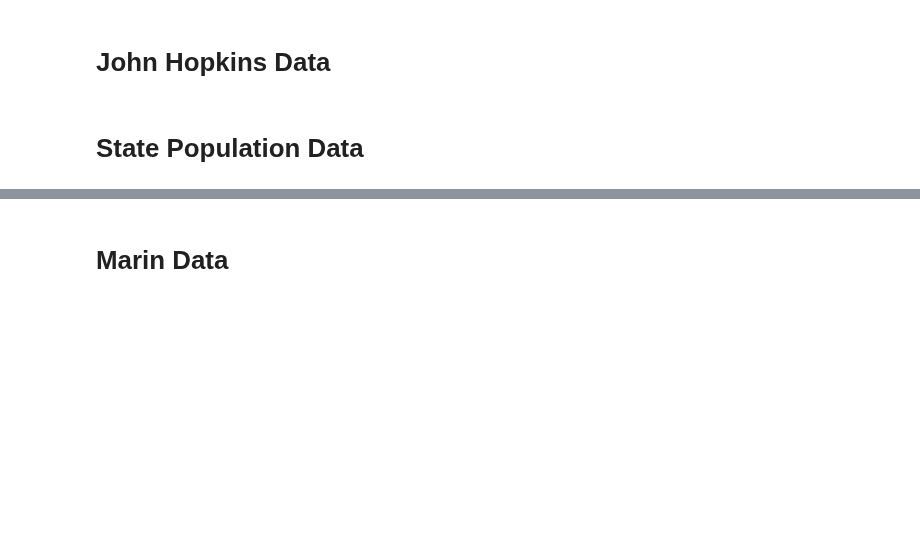
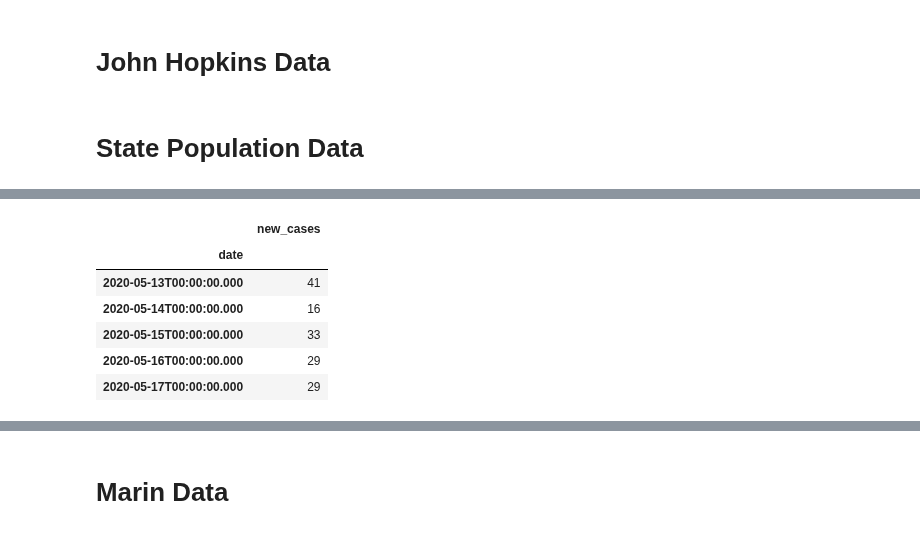
Before and after one commit to DMXMax/covid19, a Jupyter notebook: coviddata.ipynb, the cells around one changed output, grey strips where cells are left out. Drawn from its saved outputs; the diff is of its cells as text; code cells hidden in the pictures; blank space fills up the shorter version.

```diff
--- a/coviddata.ipynb
+++ b/coviddata.ipynb
@@ -292,2 +313,12 @@ res = results_df.astype({'case_count':'int16'})
+# %%
+dfresConf.groupby('date').sum().rename(columns={'case_count':'new_cases'}).tail()
+# %% [output]
+|  | new_cases |
+| date |  |
+| 2020-05-13T00:00:00.000 | 41 |
+| 2020-05-14T00:00:00.000 | 16 |
+| 2020-05-15T00:00:00.000 | 33 |
+| 2020-05-16T00:00:00.000 | 29 |
+| 2020-05-17T00:00:00.000 | 29 |
 # %%
 res.groupby('date').sum().rolling(window=7).mean().plot.bar(figsize=(20,6))
```
Also changed, not shown: parts of 9 cells of this notebook.
